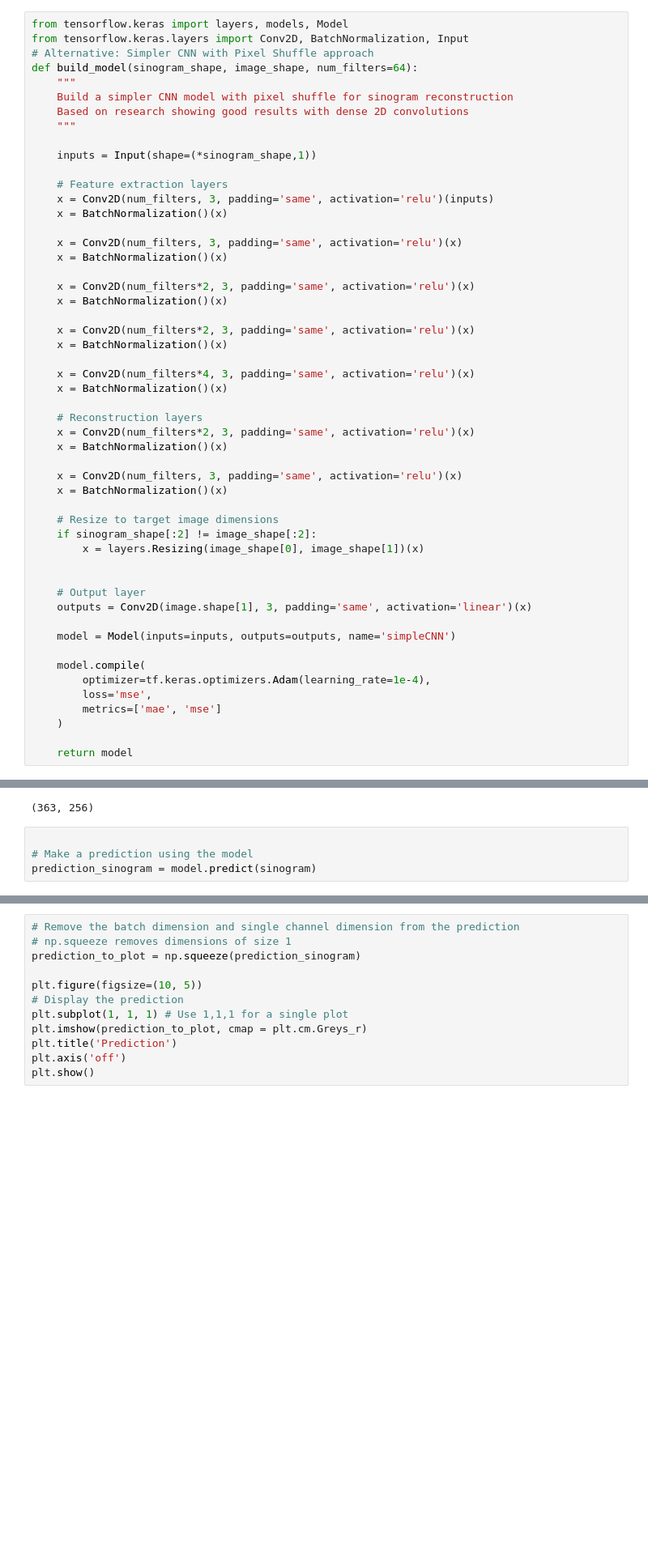
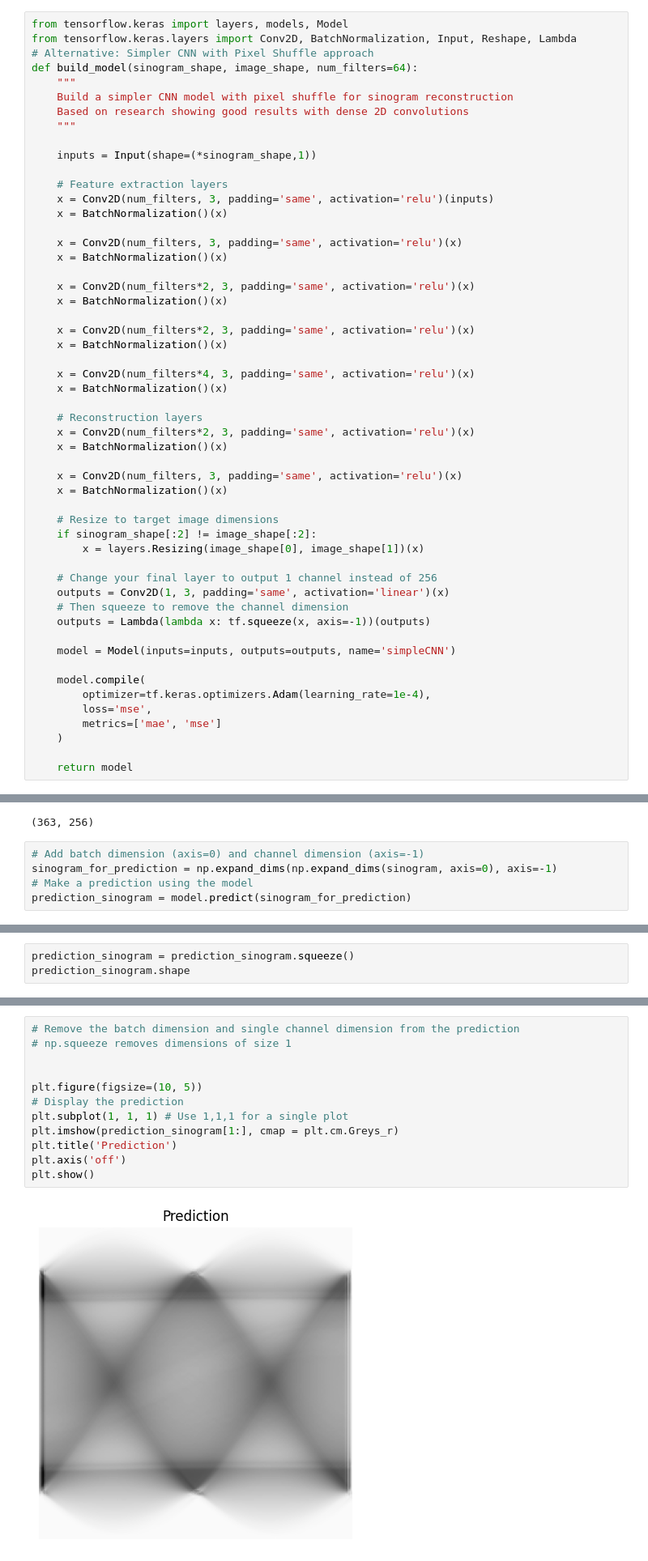
Before and after one commit to Bhar8at/DLR, a Jupyter notebook: model.ipynb, the cells around one changed output, grey strips where cells are left out. Shown at 81% size. Drawn from its saved outputs; the diff is of its cells as text; blank space fills up the shorter version.

Commit message:
fixed up predictions for modified model architecture

```diff
--- a/model.ipynb
+++ b/model.ipynb
@@ -5,7 +5,7 @@ print(tf)
 <module 'tensorflow' from '/usr/local/lib/python3.11/dist-packages/tensorflow/__init__.py'>
 # %%
 from tensorflow.keras import layers, models, Model
-from tensorflow.keras.layers import Conv2D, BatchNormalization, Input
+from tensorflow.keras.layers import Conv2D, BatchNormalization, Input, Reshape, Lambda
 # Alternative: Simpler CNN with Pixel Shuffle approach
 def build_model(sinogram_shape, image_shape, num_filters=64):
     """
@@ -42,9 +42,10 @@ def build_model(sinogram_shape, image_shape, num_filters=64):
     if sinogram_shape[:2] != image_shape[:2]:
         x = layers.Resizing(image_shape[0], image_shape[1])(x)
 
-
-    # Output layer
-    outputs = Conv2D(image.shape[1], 3, padding='same', activation='linear')(x)
+    # Change your final layer to output 1 channel instead of 256
+    outputs = Conv2D(1, 3, padding='same', activation='linear')(x)
+    # Then squeeze to remove the channel dimension
+    outputs = Lambda(lambda x: tf.squeeze(x, axis=-1))(outputs)
 
     model = Model(inputs=inputs, outputs=outputs, name='simpleCNN')
 
@@ -132,7 +133,8 @@ sinogram.shape
 # %% [output]
 (363, 256)
 # %%
-
+# Add batch dimension (axis=0) and channel dimension (axis=-1)
+sinogram_for_prediction = np.expand_dims(np.expand_dims(sinogram, axis=0), axis=-1)
 # Make a prediction using the model
-prediction_sinogram = model.predict(sinogram)
+prediction_sinogram = model.predict(sinogram_for_prediction)
 # %% [output]
@@ -139,0 +146,3 @@ ValueError: Input 0 of layer "SinogramToImage_SimpleCNN" is incompatible with th
+# %%
+prediction_sinogram = prediction_sinogram.squeeze()
+prediction_sinogram.shape
@@ -140,15 +151,17 @@ ValueError: Input 0 of layer "SinogramToImage_SimpleCNN" is incompatible with th
 # %%
 # Remove the batch dimension and single channel dimension from the prediction
 # np.squeeze removes dimensions of size 1
-prediction_to_plot = np.squeeze(prediction_sinogram)
+
 
 plt.figure(figsize=(10, 5))
 # Display the prediction
 plt.subplot(1, 1, 1) # Use 1,1,1 for a single plot
-plt.imshow(prediction_to_plot, cmap = plt.cm.Greys_r)
+plt.imshow(prediction_sinogram[1:], cmap = plt.cm.Greys_r)
 plt.title('Prediction')
 plt.axis('off')
 plt.show()
+# %% [output]
+[figure, added]
 # %% [markdown]
 ### Preparing training and testing datasets
 # %%
```
Also changed, not shown: parts of 7 cells of this notebook.
